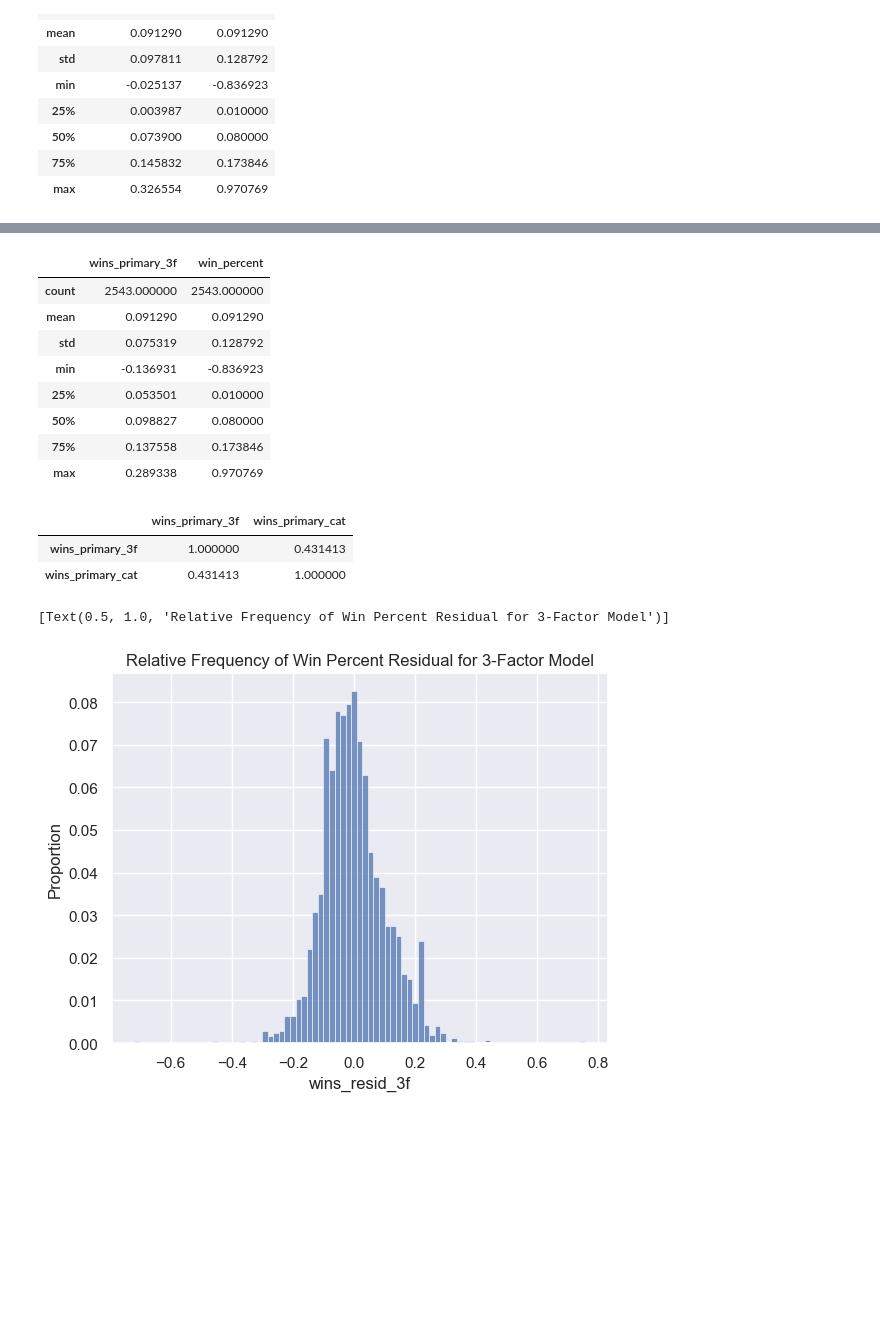
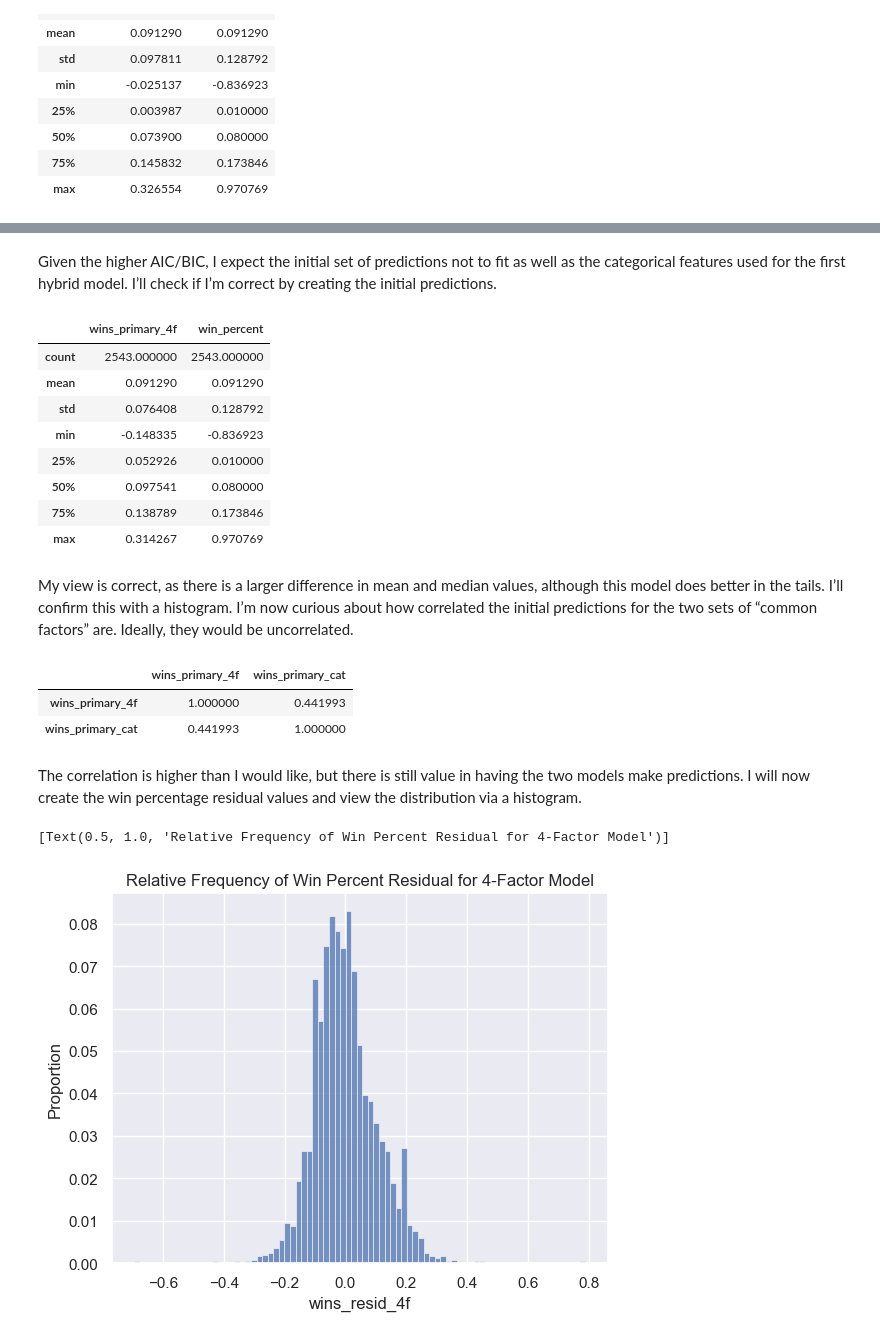
Before and after one commit to mikeijeh/nba_roster_project, a Jupyter notebook: NBA Roster Evaluation Project.ipynb, the cells around one changed output, grey strips where cells are left out. Cells and saved outputs as stored; diff of their text form; code cells hidden in the pictures; blank space fills up the shorter version.

```diff
--- a/NBA Roster Evaluation Project.ipynb
+++ b/NBA Roster Evaluation Project.ipynb
@@ -2000,7 +1976,9 @@ dump(model, open(filename, 'wb'))
 # %%
-wins_3f = 'win_percent ~ TS + TOV + ORB'
-wins_2 = smf.ols(formula=wins_3f, data=df_dcf).fit()
+#Set up the linear regression equations for win percentage with four key factors
+wins_4f = 'win_percent ~ TS + TOV + ORB + FTr'
 
+#Fit the regression inputs to win percentage and show the results
+wins_2 = smf.ols(formula=wins_4f, data=df_dcf).fit()
 wins_2.summary()
 # %% [output]
 OLS Regression Results
@@ -2025,31 +2004,41 @@ OLS Regression Results
 Notes:
 [1] Standard Errors assume that the covariance matrix of the errors is correctly specified.
+# %% [markdown]
+Given the higher AIC/BIC, I expect the initial set of predictions not to fit as well as the categorical features used for the first hybrid model. I’ll check if I’m correct by creating the initial predictions.
 # %%
-df_dcf['wins_primary_3f'] = wins_2.predict(df_dcf)
+#Create the initial predictions
+df_dcf['wins_primary_4f'] = wins_2.predict(df_dcf)
 
-df_dcf[['wins_primary_3f', 'win_percent']].describe()
+#View the descriptive statistics
+df_dcf[['wins_primary_4f', 'win_percent']].describe()
 # %% [output]
-|  | wins_primary_3f | win_percent |
+|  | wins_primary_4f | win_percent |
 | count | 2543.000000 | 2543.000000 |
 | mean | 0.091290 | 0.091290 |
-| std | 0.075319 | 0.128792 |
-| min | -0.136931 | -0.836923 |
-| 25% | 0.053501 | 0.010000 |
-| 50% | 0.098827 | 0.080000 |
-| 75% | 0.137558 | 0.173846 |
-| max | 0.289338 | 0.970769 |
+| std | 0.076408 | 0.128792 |
+| min | -0.148335 | -0.836923 |
+| 25% | 0.052926 | 0.010000 |
+| 50% | 0.097541 | 0.080000 |
+| 75% | 0.138789 | 0.173846 |
+| max | 0.314267 | 0.970769 |
+# %% [markdown]
+My view is correct, as there is a larger difference in mean and median values, although this model does better in the tails. I’ll confirm this with a histogram. I’m now curious about how correlated the initial predictions for the two sets of “common factors” are. Ideally, they would be uncorrelated.
 # %%
-df_dcf[['wins_primary_3f', 'wins_primary_cat']].corr()
+#View the correlation of the initial predictions
+df_dcf[['wins_primary_4f', 'wins_primary_cat']].corr()
 # %% [output]
-|  | wins_primary_3f | wins_primary_cat |
-| wins_primary_3f | 1.000000 | 0.431413 |
-| wins_primary_cat | 0.431413 | 1.000000 |
+|  | wins_primary_4f | wins_primary_cat |
+| wins_primary_4f | 1.000000 | 0.441993 |
+| wins_primary_cat | 0.441993 | 1.000000 |
+# %% [markdown]
+The correlation is higher than I would like, but there is still value in having the two models make predictions. I will now create the win percentage residual values and view the distribution via a histogram.
 # %%
-df_dcf['wins_resid_3f'] = df_dcf['wins_primary_3f'] - df_dcf['win_percent']
+#Create the residual values
+df_dcf['wins_resid_4f'] = df_dcf['wins_primary_4f'] - df_dcf['win_percent']
 
-#Plot out WS/48 via histogram
-sns.histplot(data=df_dcf, x='wins_resid_3f', stat='proportion').set(title='Relative Frequency of Win Percent Residual for 3-Factor Model')
+#Plot out the residual via histogram
+sns.histplot(data=df_dcf, x='wins_resid_4f', stat='proportion').set(title='Relative Frequency of Win Percent Residual for 4-Factor Model')
 # %% [output]
-[Text(0.5, 1.0, 'Relative Frequency of Win Percent Residual for 3-Factor Model')]
+[Text(0.5, 1.0, 'Relative Frequency of Win Percent Residual for 4-Factor Model')]
-[figure, old version]
+[figure, new version]
 # %%
```
Also changed, not shown: parts of 49 cells of this notebook, 2 other files.
